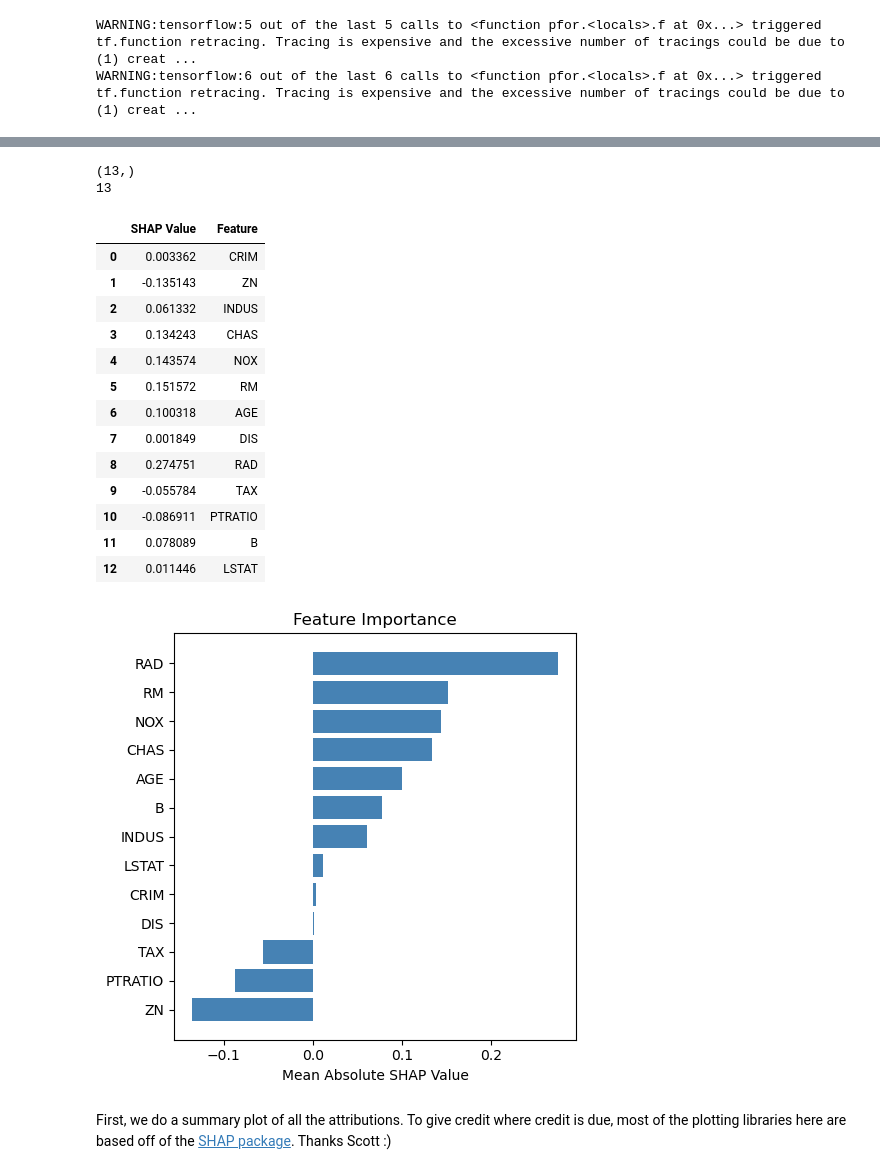
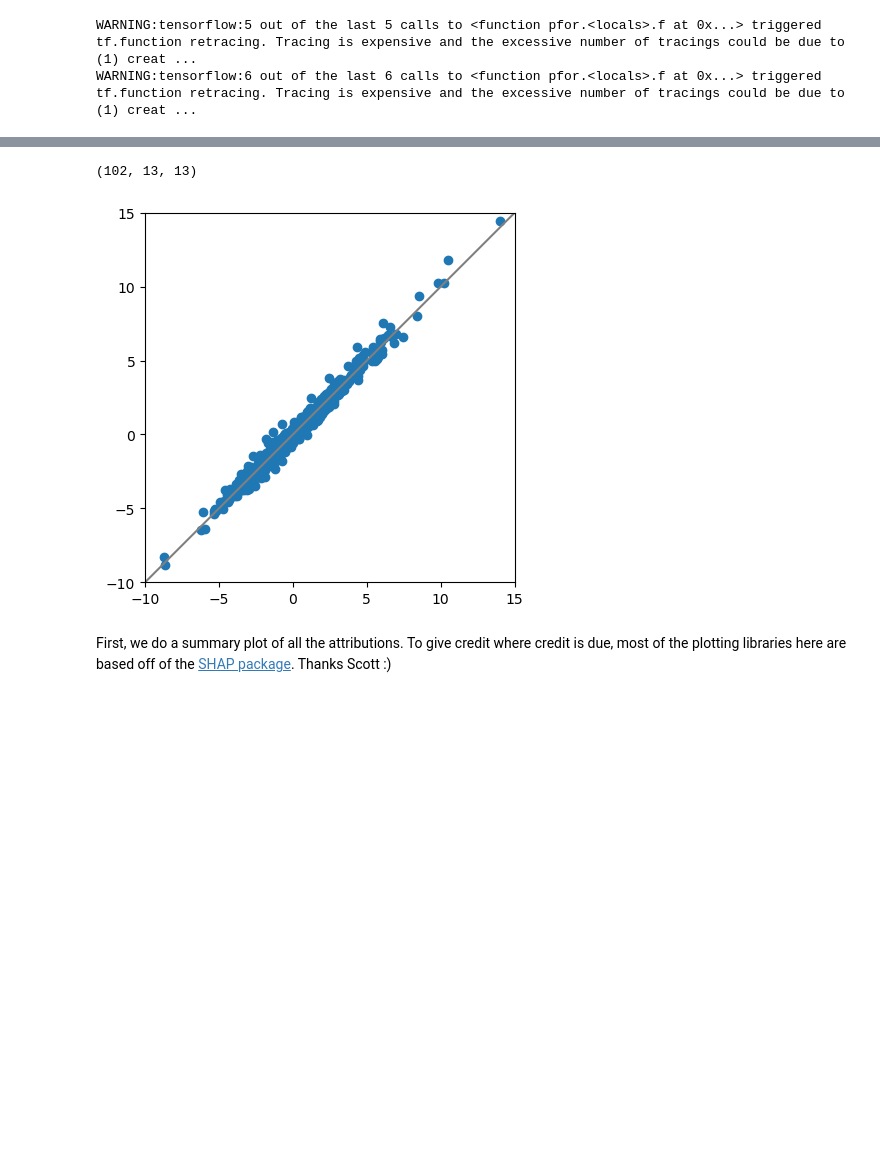
Before and after one commit to YXWU2014/path_explain, a Jupyter notebook: example_usage.ipynb, the cells around one changed output, grey strips where cells are left out. Saved outputs shown, nothing was run; the diff lists cells and outputs as text; code cells hidden in the pictures; blank space fills up the shorter version.

```diff
--- a/example_usage.ipynb
+++ b/example_usage.ipynb
@@ -208,52 +189,16 @@ plt.show()
-# %%
-# Calculate the mean absolute SHAP values for each feature. This gives a measure of the average impact
-# each feature has on predictions across all instances.
-# mean_shap_values = np.abs(shap_values_all[0]).mean(axis=0)
-mean_shap_values = attributions.mean(axis=0)
-print(mean_shap_values.shape)
-print(len(feature_names[:-1]))
-
-# Organize the calculated SHAP values and their corresponding feature names into a DataFrame.
-shap_df = pd.DataFrame(
-    data={'SHAP Value': mean_shap_values, 'Feature': feature_names[:-1]})
-display(shap_df)
-
-# Order the DataFrame based on the SHAP values to understand which features have the greatest influence.
-shap_df = shap_df.sort_values(by='SHAP Value', ascending=False)
-
-# Visualize the mean absolute SHAP values using a horizontal bar chart.
-# This provides a quick view of the relative importance of each feature.
-plt.figure(figsize=(5, 5))
-plt.barh(y=shap_df['Feature'], width=shap_df['SHAP Value'], color='steelblue')
-plt.xlabel('Mean Absolute SHAP Value')
-plt.title('Feature Importance')
-
-# Adjust the plot to have the most important feature at the top for better readability.
-plt.gca().invert_yaxis()
-
-# Ensure the plot layout is optimized to prevent overlapping or cutting off labels.
-plt.tight_layout()
-
-# Display the plotted chart.
-plt.show()
-# %% [output]
-(13,)
-13
-|  | SHAP Value | Feature |
-| 0 | 0.003362 | CRIM |
-| 1 | -0.135143 | ZN |
-| 2 | 0.061332 | INDUS |
-| 3 | 0.134243 | CHAS |
-| 4 | 0.143574 | NOX |
-| 5 | 0.151572 | RM |
-| 6 | 0.100318 | AGE |
-| 7 | 0.001849 | DIS |
-| 8 | 0.274751 | RAD |
-| 9 | -0.055784 | TAX |
-| 10 | -0.086911 | PTRATIO |
-| 11 | 0.078089 | B |
-| 12 | 0.011446 | LSTAT |
-[figure, removed]
+# %%
+interactions.shape
+# %% [output]
+(102, 13, 13)
+# %%
+fig, ax = plt.subplots()
+ax.scatter(x=np.reshape(attributions, -1),
+           y=np.reshape(np.sum(interactions, axis=-1), -1))
+ax.set(xlim=[-10, 15], ylim=[-10, 15], aspect='equal', box_aspect=1)
+ax.plot([-10, 15], [-10, 15], color='grey')
+plt.show()
+# %% [output]
+[figure, added]
 # %% [markdown]
 First, we do a summary plot of all the attributions. To give credit where credit is due, most of the plotting libraries here are based off of the [SHAP package](https://github.com/slundberg/shap). Thanks Scott :)
 # %%
```
Also changed, not shown: parts of 14 cells of this notebook.
